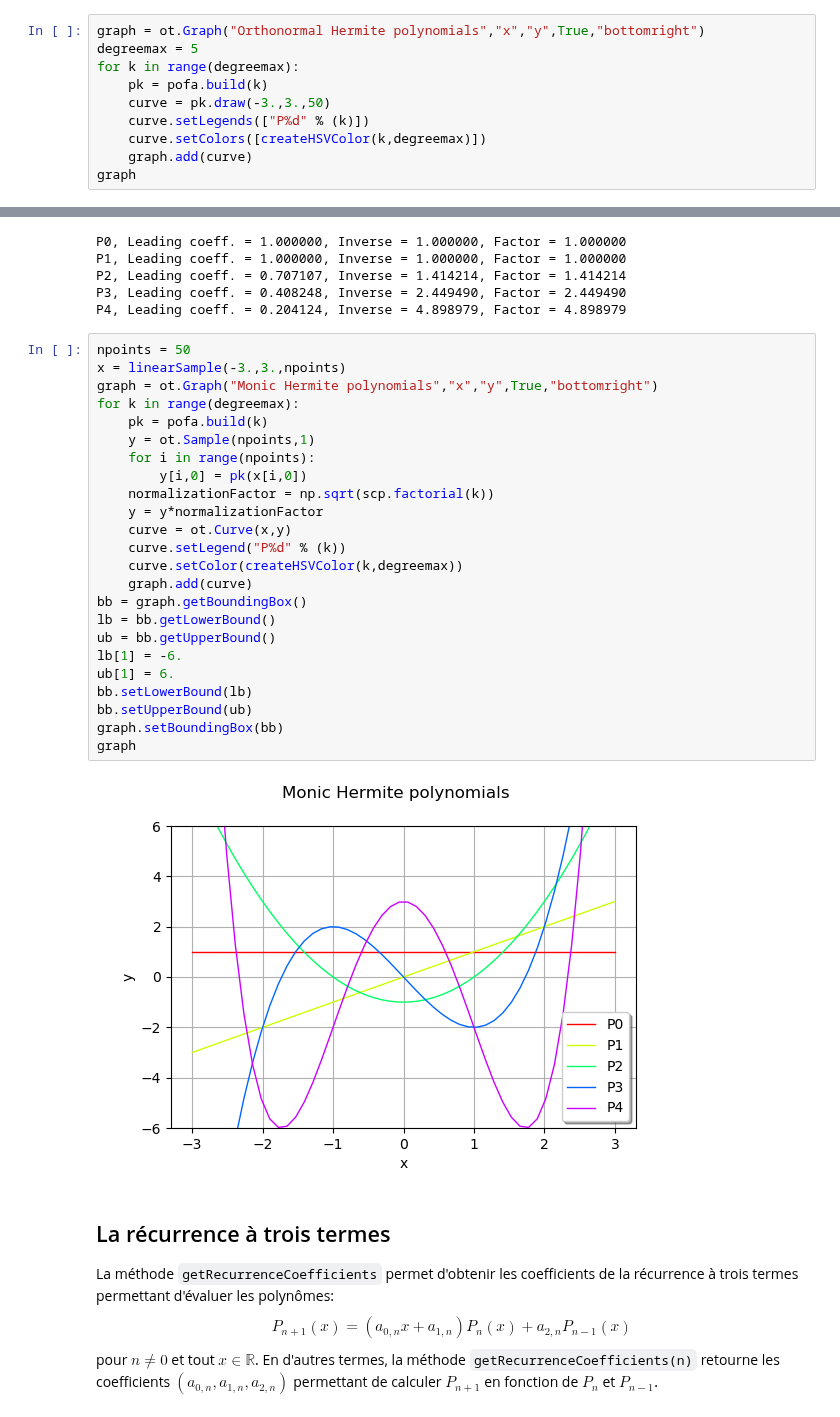
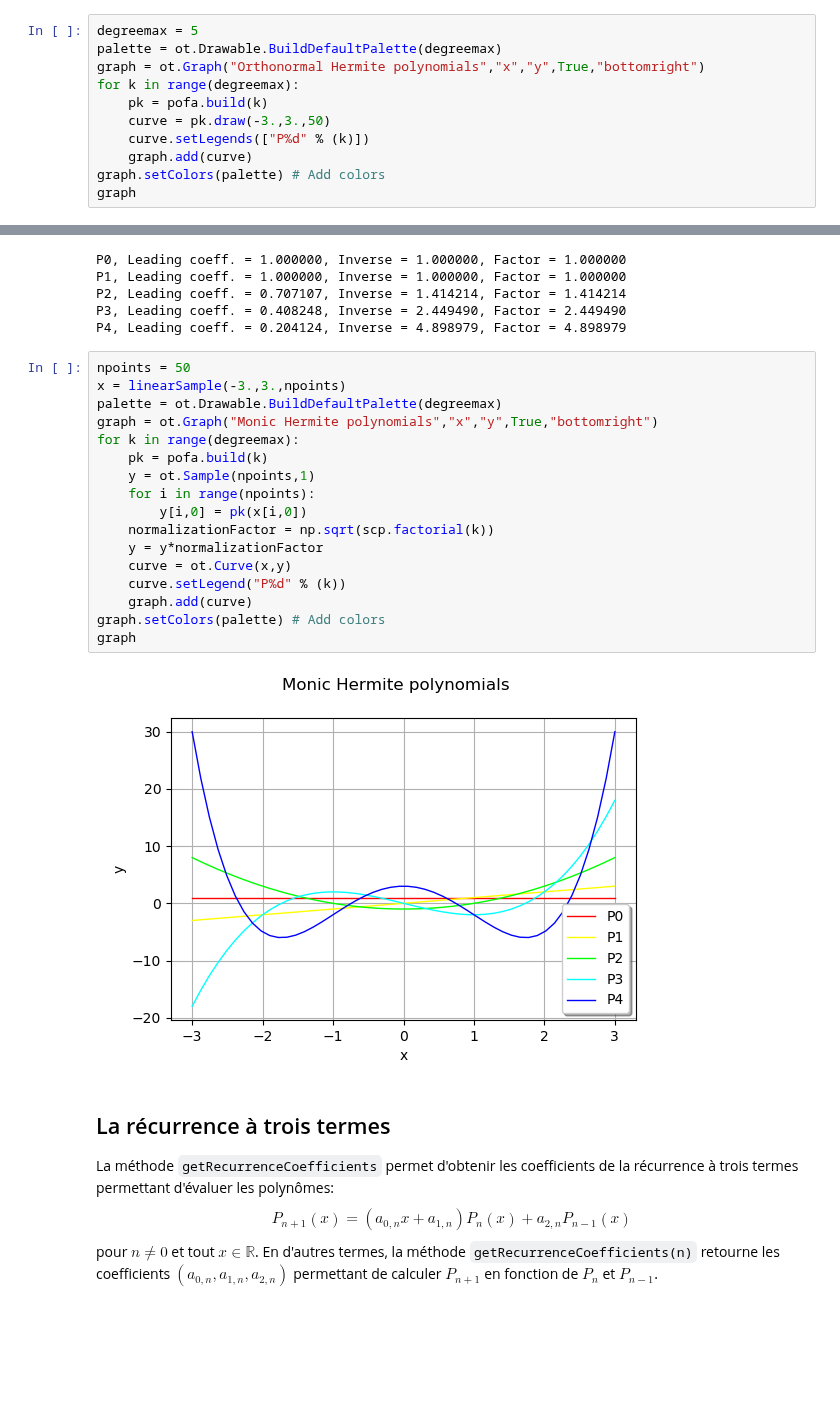
Before and after one commit to mbaudin47/otsupgalilee-eleve, a Jupyter notebook: 5-Chaos/Exercice-polynomes-orthogonaux-cantilever-beam.ipynb, the cells around one changed output, grey strips where cells are left out. Saved outputs shown, nothing was run; the diff lists cells and outputs as text; blank space fills up the shorter version.

Commit message:
Simplifie le graphique

```diff
--- a/5-Chaos/Exercice-polynomes-orthogonaux-cantilever-beam.ipynb
+++ b/5-Chaos/Exercice-polynomes-orthogonaux-cantilever-beam.ipynb
@@ -77,13 +71,14 @@ def createHSVColor(indexCurve,maximumNumberOfCurves):
 # %% [markdown]
 Comme chaque polynôme retourné est une fonction, la méthode `draw` permet de les dessiner.
 # %%
+degreemax = 5
+palette = ot.Drawable.BuildDefaultPalette(degreemax)
 graph = ot.Graph("Orthonormal Hermite polynomials","x","y",True,"bottomright")
-degreemax = 5
 for k in range(degreemax):
     pk = pofa.build(k)
     curve = pk.draw(-3.,3.,50)
     curve.setLegends(["P%d" % (k)])
-    curve.setColors([createHSVColor(k,degreemax)])
     graph.add(curve)
+graph.setColors(palette) # Add colors
 graph
 # %% [output]
@@ -119,29 +114,22 @@ P4, Leading coeff. = 0.204124, Inverse = 4.898979, Factor = 4.898979
 # %%
 npoints = 50
 x = linearSample(-3.,3.,npoints)
+palette = ot.Drawable.BuildDefaultPalette(degreemax)
 graph = ot.Graph("Monic Hermite polynomials","x","y",True,"bottomright")
 for k in range(degreemax):
     pk = pofa.build(k)
     y = ot.Sample(npoints,1)
     for i in range(npoints):
         y[i,0] = pk(x[i,0])
     normalizationFactor = np.sqrt(scp.factorial(k))
     y = y*normalizationFactor
     curve = ot.Curve(x,y)
     curve.setLegend("P%d" % (k))
-    curve.setColor(createHSVColor(k,degreemax))
     graph.add(curve)
-bb = graph.getBoundingBox()
-lb = bb.getLowerBound()
-ub = bb.getUpperBound()
-lb[1] = -6.
-ub[1] = 6.
-bb.setLowerBound(lb)
-bb.setUpperBound(ub)
-graph.setBoundingBox(bb)
+graph.setColors(palette) # Add colors
 graph
 # %% [output]
-[figure, old version]
+[figure, new version]
 # %% [markdown]
 ## La récurrence à trois termes
 
```
Also changed, not shown: parts of 3 cells of this notebook.
